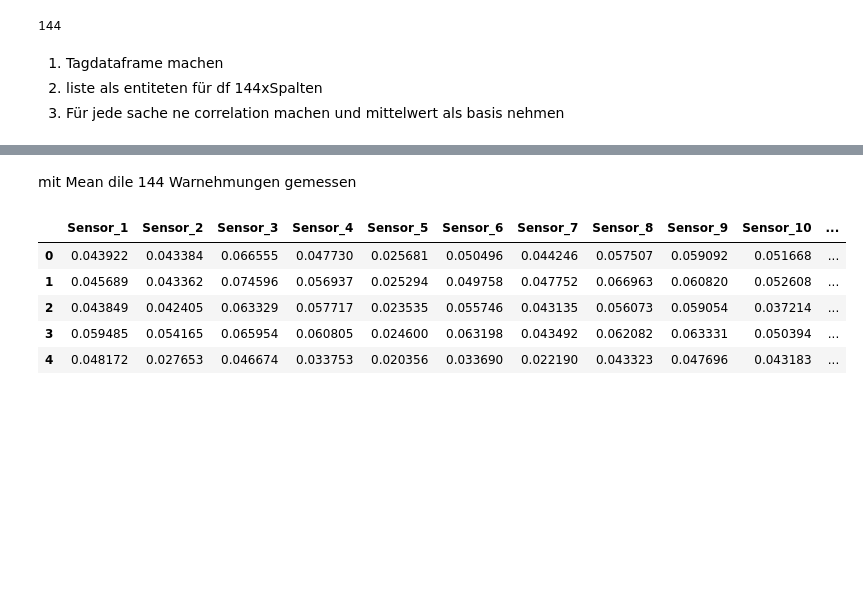
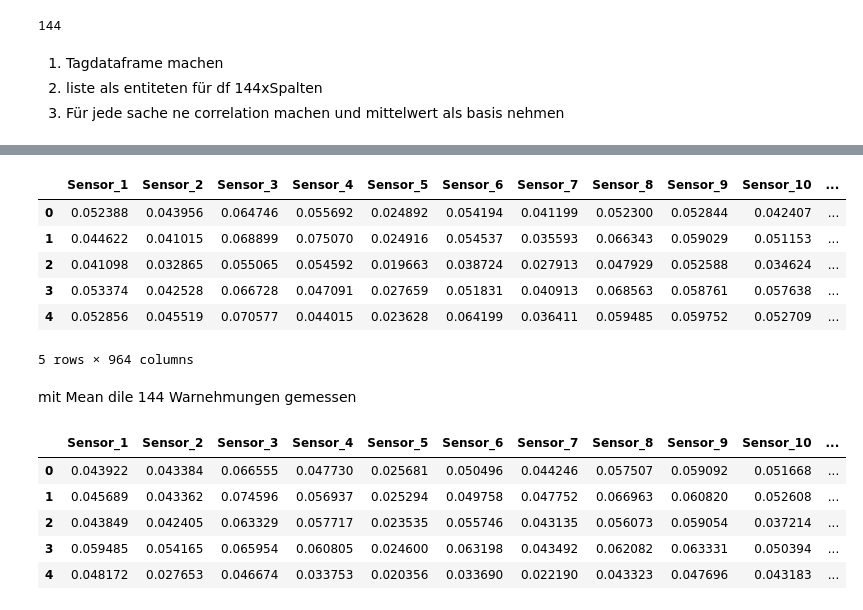
Before and after one commit to NICFRU/Advance-Machine-Learning, a Jupyter notebook: Bonus 2/Bonus2.ipynb, the cells around one changed output, grey strips where cells are left out. Drawn from its saved outputs; the diff is of its cells as text; code cells hidden in the pictures; blank space fills up the shorter version.

```diff
--- a/Bonus 2/Bonus2.ipynb
+++ b/Bonus 2/Bonus2.ipynb
@@ -73,7 +73,6 @@ for x in tqdm(df_test.columns.to_list()):
     df_test[x]=listen
 # %%
 test=[4,2,7,4,3,4,3,4,1,4,1,5,1,2,7,6,2,5,7,6,4,2,6,7,7,1,5,6,6,7,3,1,3,5,2,7,2,3,6,1,1,6,7,3,4,3,5,6,1,2,6,4,5,6,6,5,1,4,1,2,2,7,7,5,6,1,7,6,4,2,7,5,7,1,2,6,1,6,2,2,3,3,1,3,1,4,5,1,1,6,6,2,4,3,3,1,3,3,5,1,2,1,3,7,5,1,7,4,4,2,5,1,5,6,1,6,3,5,4,4,4,3,2,1,5,6,5,6,7,6,7,4,3,2,7,5,5,2,3,2,5,2,2,1,4,1,2,5,1,3,3,3,6,4,2,4,7,3,7,4,6,1,6,5,2,1,3,4,1,3,3,6,6]
-df_test['day']=test
 # %%
 df_test.head()
 # %% [output]
@@ -87,3 +104,14 @@ df_test.head()
+# %%
+df_empty_test['day']=test
+df_empty_test.head()
+# %% [output]
+|  | Sensor_1 | Sensor_2 | Sensor_3 | Sensor_4 | Sensor_5 | Sensor_6 | Sensor_7 | Sensor_8 | Sensor_9 | Sensor_10 | ... |
+| 0 | 0.052388 | 0.043956 | 0.064746 | 0.055692 | 0.024892 | 0.054194 | 0.041199 | 0.052300 | 0.052844 | 0.042407 | ... |
+| 1 | 0.044622 | 0.041015 | 0.068899 | 0.075070 | 0.024916 | 0.054537 | 0.035593 | 0.066343 | 0.059029 | 0.051153 | ... |
+| 2 | 0.041098 | 0.032865 | 0.055065 | 0.054592 | 0.019663 | 0.038724 | 0.027913 | 0.047929 | 0.052588 | 0.034624 | ... |
+| 3 | 0.053374 | 0.042528 | 0.066728 | 0.047091 | 0.027659 | 0.051831 | 0.040913 | 0.068563 | 0.058761 | 0.057638 | ... |
+| 4 | 0.052856 | 0.045519 | 0.070577 | 0.044015 | 0.023628 | 0.064199 | 0.036411 | 0.059485 | 0.059752 | 0.052709 | ... |
+5 rows × 964 columns
 # %% [markdown]
 mit Mean dile 144 Warnehmungen gemessen
 # %%
```
Also changed, not shown: parts of 30 cells of this notebook.
